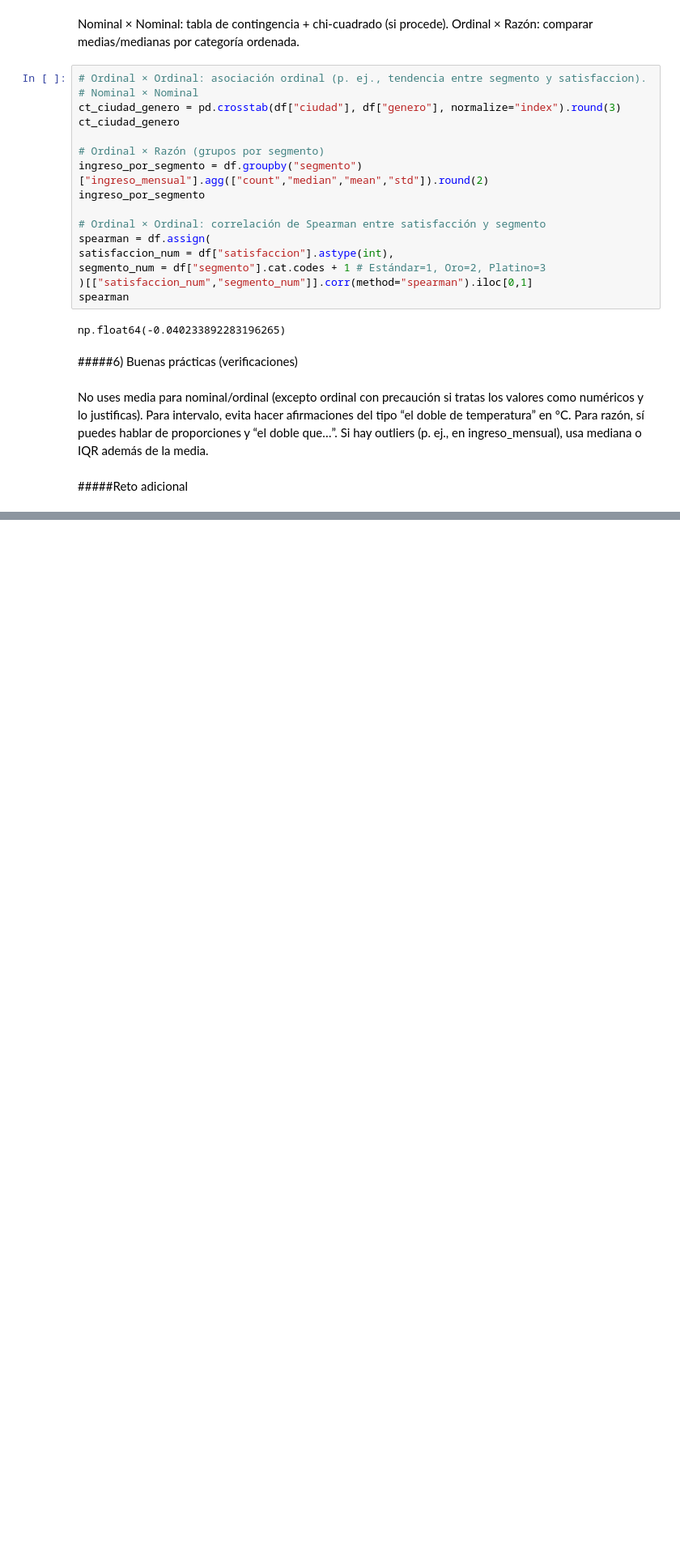
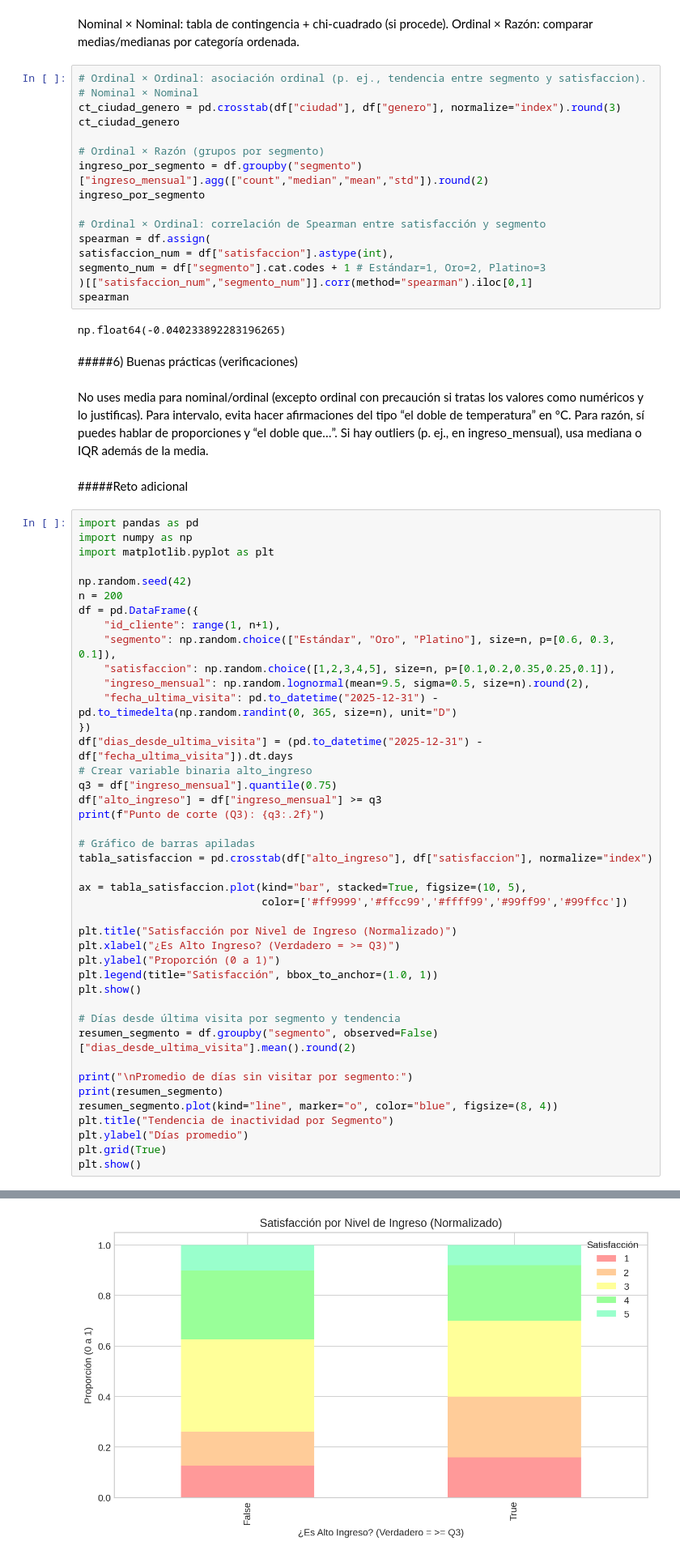
Before and after one commit to Jpablo179804/MineriaDatos, a Jupyter notebook: MineriaDatos.ipynb, the cells around one changed output, grey strips where cells are left out. Shown at 81% size. Cells and saved outputs as stored; diff of their text form; blank space fills up the shorter version.

```diff
--- a/MineriaDatos.ipynb
+++ b/MineriaDatos.ipynb
@@ -1584,3 +1584,46 @@ Para razón, sí puedes hablar de proporciones y “el doble que…”.
 Si hay outliers (p. ej., en ingreso_mensual), usa mediana o IQR además de la media.
 # %% [markdown]
 #####Reto adicional
+# %%
+import pandas as pd
+import numpy as np
+import matplotlib.pyplot as plt
+
+np.random.seed(42)
+n = 200
+df = pd.DataFrame({
+    "id_cliente": range(1, n+1),
+    "segmento": np.random.choice(["Estándar", "Oro", "Platino"], size=n, p=[0.6, 0.3, 0.1]),
+    "satisfaccion": np.random.choice([1,2,3,4,5], size=n, p=[0.1,0.2,0.35,0.25,0.1]),
+    "ingreso_mensual": np.random.lognormal(mean=9.5, sigma=0.5, size=n).round(2),
+    "fecha_ultima_visita": pd.to_datetime("2025-12-31") - pd.to_timedelta(np.random.randint(0, 365, size=n), unit="D")
+})
+df["dias_desde_ultima_visita"] = (pd.to_datetime("2025-12-31") - df["fecha_ultima_visita"]).dt.days
+# Crear variable binaria alto_ingreso
+q3 = df["ingreso_mensual"].quantile(0.75)
+df["alto_ingreso"] = df["ingreso_mensual"] >= q3
+print(f"Punto de corte (Q3): {q3:.2f}")
+
+# Gráfico de barras apiladas
+tabla_satisfaccion = pd.crosstab(df["alto_ingreso"], df["satisfaccion"], normalize="index")
+
+ax = tabla_satisfaccion.plot(kind="bar", stacked=True, figsize=(10, 5),
+                             color=['#ff9999','#ffcc99','#ffff99','#99ff99','#99ffcc'])
+
+plt.title("Satisfacción por Nivel de Ingreso (Normalizado)")
+plt.xlabel("¿Es Alto Ingreso? (Verdadero = >= Q3)")
+plt.ylabel("Proporción (0 a 1)")
+plt.legend(title="Satisfacción", bbox_to_anchor=(1.0, 1))
+plt.show()
+
+# Días desde última visita por segmento y tendencia
+resumen_segmento = df.groupby("segmento", observed=False)["dias_desde_ultima_visita"].mean().round(2)
+
+print("\nPromedio de días sin visitar por segmento:")
+print(resumen_segmento)
+resumen_segmento.plot(kind="line", marker="o", color="blue", figsize=(8, 4))
+plt.title("Tendencia de inactividad por Segmento")
+plt.ylabel("Días promedio")
+plt.grid(True)
+plt.show()
+# %% [output]
@@ -1586,0 +1631 @@ Si hay outliers (p. ej., en ingreso_mensual), usa mediana o IQR además de la me
+[figure, added]
```
Also changed, not shown: parts of 1 cell of this notebook.
